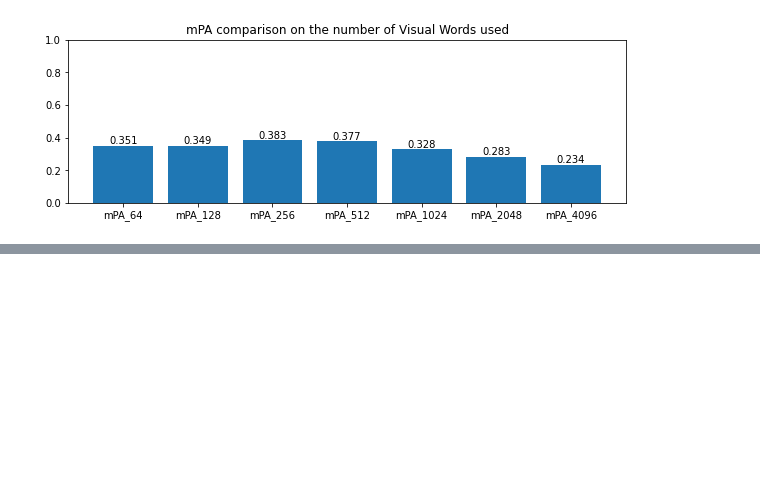
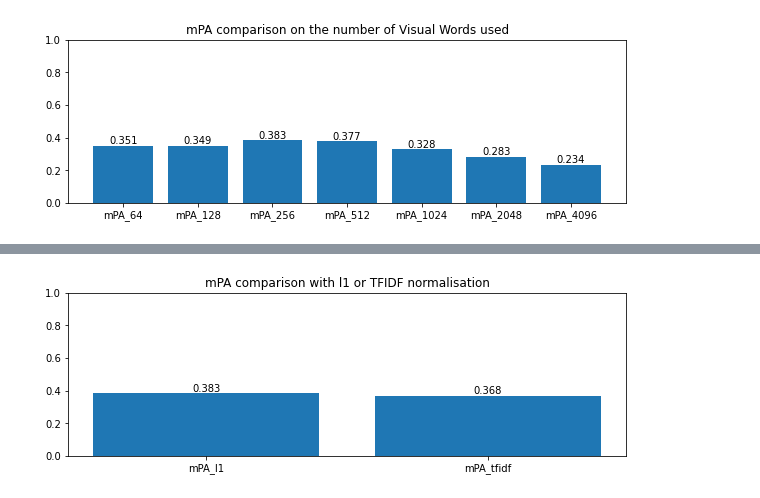
Before and after one commit to Whojo/Bag_of_Visual_Words_search_engine, a Jupyter notebook: practice_04-01_BoVW.ipynb, the cells around one changed output, grey strips where cells are left out. Cells and saved outputs as stored; diff of their text form; code cells hidden in the pictures; blank space fills up the shorter version.

```diff
--- a/practice_04-01_BoVW.ipynb
+++ b/practice_04-01_BoVW.ipynb
@@ -728,0 +826,14 @@ ax.bar_label(bars);
+# %%
+mPA_l1 = 0.383
+mPA_tfidf = 0.368
+
+_, ax = plt.subplots(figsize=(10,3))
+
+x = range(2)
+bars = ax.bar(x, height=[mPA_l1, mPA_tfidf], bottom=(0))
+ax.set_xticks(x, ['mPA_l1', 'mPA_tfidf'])
+ax.set_ylim(top=1)
+ax.set_title("mPA comparison with l1 or TFIDF normalisation")
+ax.bar_label(bars);
+# %% [output]
+[figure, added]
```
Also changed, not shown: parts of 12 cells of this notebook, 3 other files.
